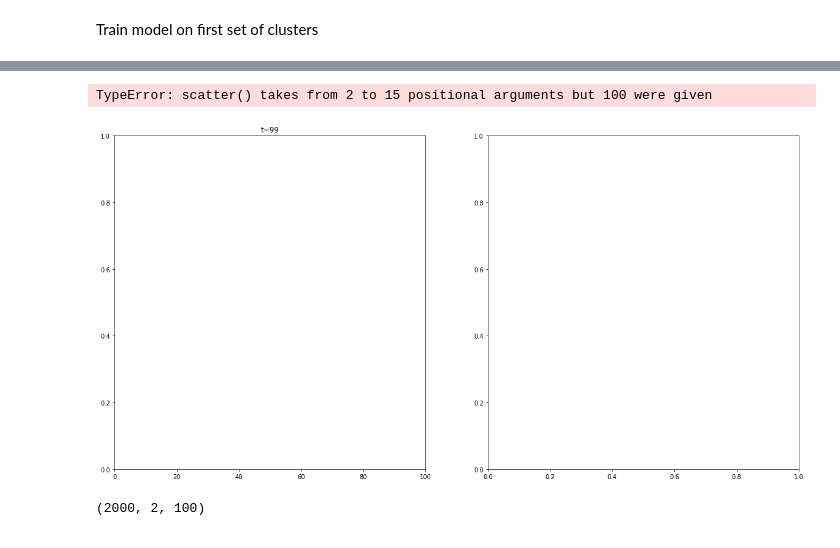
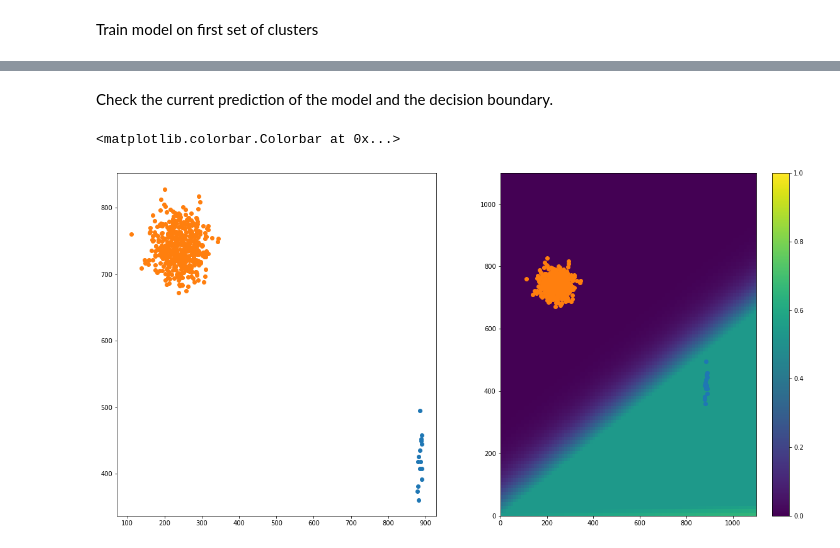
Before and after one commit to AndreasAlam/olac, a Jupyter notebook: notebooks/sbe_vis_demo_dev.ipynb, the cells around one changed output, grey strips where cells are left out. Saved outputs shown, nothing was run; the diff lists cells and outputs as text; code cells hidden in the pictures.

Commit message:
Updated notebook to show popping clusters vs accuracy of pre-trained clusters

```diff
--- a/notebooks/sbe_vis_demo_dev.ipynb
+++ b/notebooks/sbe_vis_demo_dev.ipynb
@@ -242,0 +207,3 @@ Train model on first set of clusters
+# %%
+PP_data = pd.DataFrame(pp.cluster_generator(3, dt = 0.0001, cluster_width=50))
+PP_data['time2'] = PP_data['time'].round(1)
@@ -243,3 +216,5 @@ Train model on first set of clusters
 # %%
-w1, b1, w2, b2, costs, y_hat_saved = pc.train_network(moving_data[:,:,0], labels[:,0], 0.0001, 200, 3)
+w1, b1, w2, b2, costs, y_hat_saved = pc.train_network(PP_data.loc[PP_data['time2']<.1,['x','y']].values,
+                                                      PP_data.loc[PP_data['time2']<.1,['cluster_name']].values,
+                                                      0.0001, 200, 3)
 # %% [output]
@@ -272,42 +238,29 @@ import olac.perceptron as pc
+# %% [markdown]
+Check the current prediction of the model and the decision boundary.
 # %%
-new_pred = []
-new_acc = []
+plt.figure(figsize=(20,10))
+train = PP_data.loc[PP_data['time2']<.1,['x','y']].values
 
-for m, X in enumerate(moving_data.T):
-    new_pred, acc = vis.get_new_accuracy(X.T, labels[:,0], weights = (w1, b1, w2, b2))
-    new_acc.append(acc)
+plt.subplot(121)
+plt.scatter(*train[y_hat_saved[199]==1].T)
+plt.scatter(*train[y_hat_saved[199]==0].T)
 
-    plt.figure(figsize = (20, 10))
-    plt.subplot(121)
-    plt.plot(np.arange(0, m+1), new_acc)
-    plt.xlim(0, 100)
-    plt.ylim(0, 1)
-    plt.title(f't={n}')
+lab_train = PP_data.loc[PP_data['time2']<.1,['cluster_name']].values
+plt.subplot(122)
+plt.scatter(*train[lab_train[:,0]==1].T)
+plt.scatter(*train[lab_train[:,0]==0].T)
 
+x1 = np.linspace(0,1100,100)
+x2 = np.linspace(0,1100,100)
+fun_map = np.empty((x1.size, x2.size))
+for n,i in enumerate(x1):
+    for m,j in enumerate(x2):
+        fun_map[m,n] = pc.prediction([i,j], w1, b1, w2, b2)
 
-    plt.subplot(122)
-    x1 = np.linspace(-10,100,100)
-    x2 = np.linspace(-1,100,100)
-    fun_map = np.empty((x1.size, x2.size))
-    for n,i in enumerate(x1):
-        for m,j in enumerate(x2):
-            fun_map[m,n] = pc.prediction([i,j], w1, b1, w2, b2)
-
-# #             plt.subplot(int(np.round(nr_epochs/10/2))+2,2,s)
-#     plt.imshow(fun_map, extent=[x1.min(), x1.max(), x2.min(), x2.max()],
-#                vmin=0, vmax=1, aspect='auto', origin='lower')
-#     plt.colorbar()
-    plt.scatter(*moving_data[new_pred==1,:].T, color='r')
-    plt.scatter(*moving_data[new_pred==0,:].T, color='g')
-#     plt.xlim(-1, 100)
-#     plt.ylim(-1, 100)
-    display.clear_output(wait=True)
-    display.display(plt.gcf())
-    plt.close()
+#             plt.subplot(int(np.round(nr_epochs/10/2))+2,2,s)
+plt.imshow(fun_map, extent=[x1.min(), x1.max(), x2.min(), x2.max()],
+           vmin=0, vmax=1, aspect='auto', origin='lower')
+plt.colorbar()
 # %% [output]
-TypeError: scatter() takes from 2 to 15 positional arguments but 100 were given
+<matplotlib.colorbar.Colorbar at 0x...>
-[figure, old version]
+[figure, new version]
-# %%
-for n in range(100):
-# %% [output]
-(2000, 2, 100)
```
Also changed, not shown: parts of 12 cells of this notebook, 3 other files.
